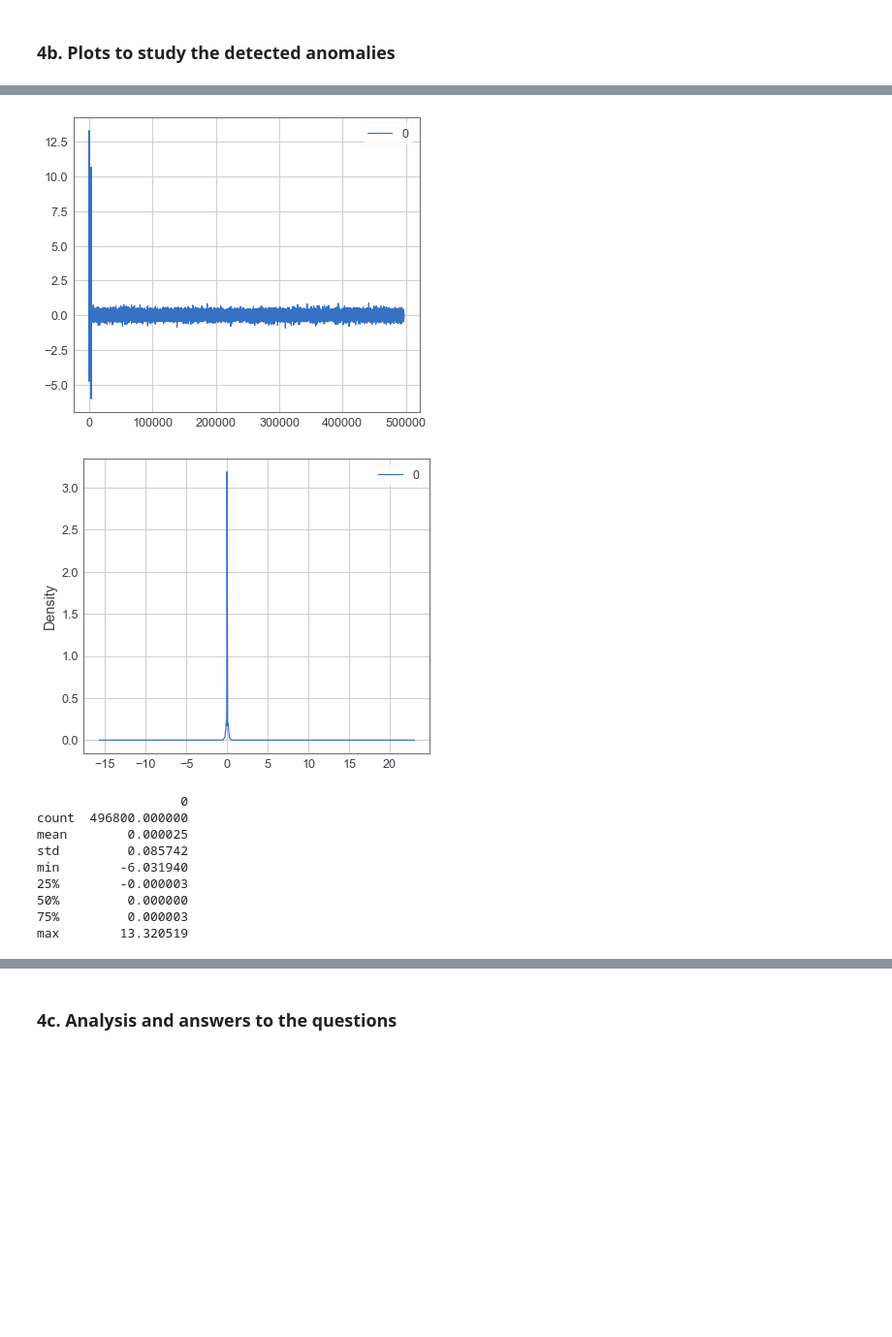
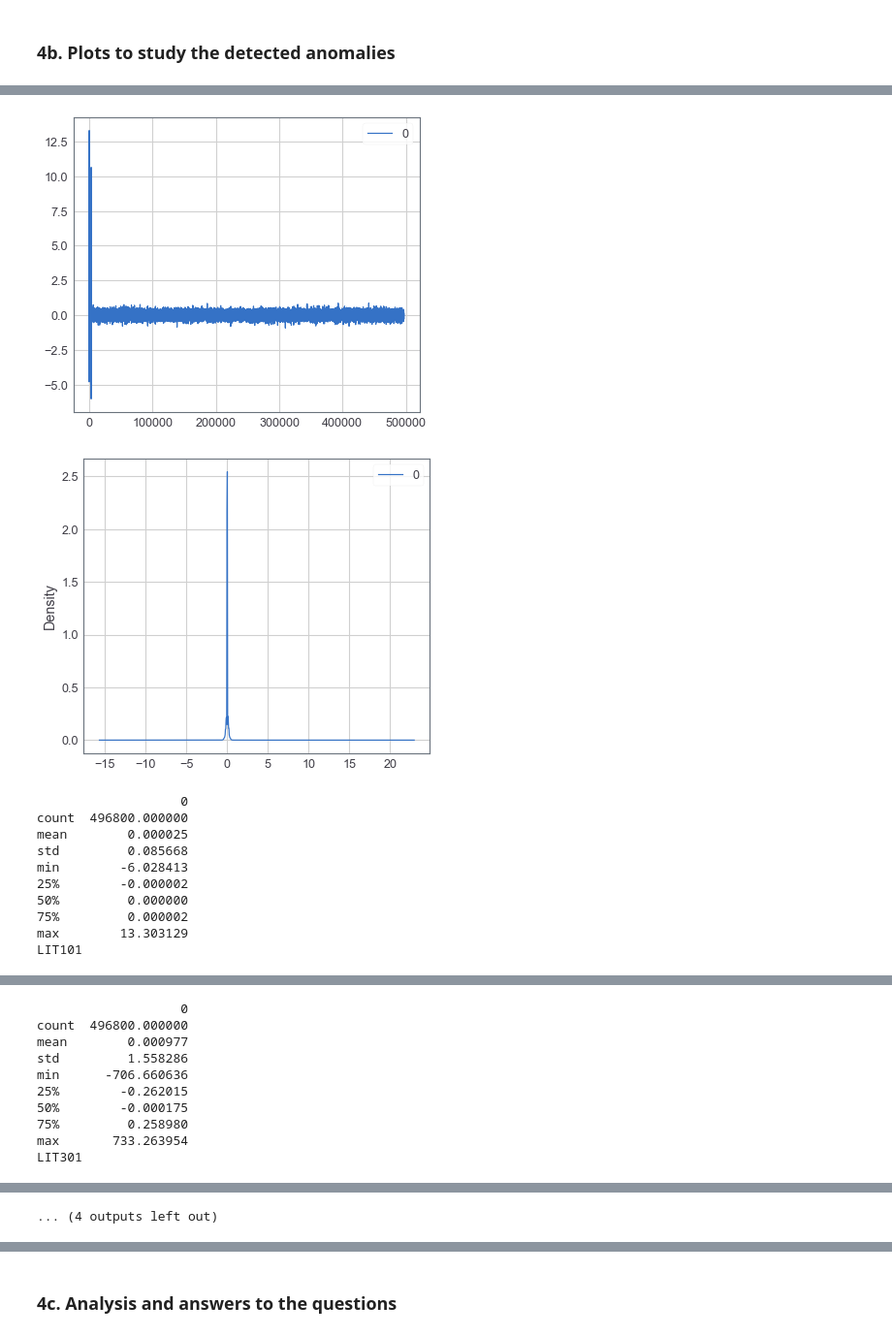
Before and after one commit to Timo9Madrid7/CS4035CyberDataAnalytics, a Jupyter notebook: assignment2/lab2Ming.ipynb, the cells around one changed output, grey strips where cells are left out. Shown at 97% size. Saved outputs shown, nothing was run; the diff lists cells and outputs as text; code cells hidden in the pictures; blank space fills up the shorter version.

```diff
--- a/assignment2/lab2Ming.ipynb
+++ b/assignment2/lab2Ming.ipynb
@@ -305,15 +340,19 @@ f = sns.heatmap(cm, annot=True)
 # %% [markdown]
 ## 4. ARMA task – 1/2 A4 - Individual
 # %%
-train_X = training_signals['AIT504'].copy()
+ARMA_SIGNALS = ['AIT504', 'LIT101', 'LIT301', 'AIT202', 'AIT402']
+
+train_X = training_signals[ARMA_SIGNALS].copy()
 train_y = training_label.copy()
-test_X = testing_signals['AIT504'].copy()
+test_X = testing_signals[ARMA_SIGNALS].copy()
 test_y = testing_label.copy()
 # %% [markdown]
 ### 4a. Print relevant plots and/or metrics to determine the parameters.
 # %%
-_, (ax1, ax2) = plt.subplots(1, 2, figsize=(13, 6))
-plot_acf(test_X, lags=20, zero=False, ax=ax2)
-plot_pacf(train_X, lags=20, zero=False, ax=ax1)
-plt.show()
+for signal in ARMA_SIGNALS:
+    print(signal)
+    _, (ax1, ax2) = plt.subplots(1, 2, figsize=(13, 6))
+    plot_acf(train_X[signal], lags=20, zero=False, ax=ax2, title=signal+":acf")
+    plot_pacf(train_X[signal], lags=20, zero=False, ax=ax1, title=signal+":pacf")
+    plt.show()
 # %% [output]
@@ -346,19 +399,24 @@ Best Order: (2, 1, 1)
+# %%
+# To make things simpler, the best order is set to (2,1,2)
+best_order = (2,1,2)
 # %% [markdown]
 ### 4b. Plots to study the detected anomalies
 # %%
-series = train_X
-# fit model
-model = ARIMA(series, order=best_order)
-model_fit = model.fit()
-# summary of fit model
-print(model_fit.summary())
-# line plot of residuals
-residuals = pd.DataFrame(model_fit.resid)
-residuals.plot()
-plt.show()
-# density plot of residuals
-residuals.plot(kind='kde')
-plt.show()
-# summary stats of residuals
-print(residuals.describe())
+for signal in ARMA_SIGNALS:
+    print(signal)
+    series = train_X[signal].copy()
+    # fit model
+    model = ARIMA(series, order=best_order)
+    model_fit = model.fit()
+    # summary of fit model
+    # print(model_fit.summary())
+    # line plot of residuals
+    residuals = pd.DataFrame(model_fit.resid)
+    residuals.plot()
+    plt.show()
+    # density plot of residuals
+    residuals.plot(kind='kde')
+    plt.show()
+    # summary stats of residuals
+    print(residuals.describe())
 # %% [output]
@@ -382,11 +424,12 @@ Warnings:
 [figure]
-[figure, old version]
+[figure, new version]
                    0
 count  496800.000000
 mean        0.000025
-std         0.085742
-min        -6.031940
-25%        -0.000003
+std         0.085668
+min        -6.028413
+25%        -0.000002
 50%         0.000000
-75%         0.000003
-max        13.320519
+75%         0.000002
+max        13.303129
+LIT101
@@ -392,0 +438,10 @@ max        13.320519
+                   0
+count  496800.000000
+mean        0.000977
+std         1.558286
+min      -706.660636
+25%        -0.262015
+50%        -0.000175
+75%         0.258980
+max       733.263954
+LIT301
@@ -392,0 +462 @@ max        13.320519
+... (4 outputs left out)
```
Also changed, not shown: parts of 18 cells of this notebook.
